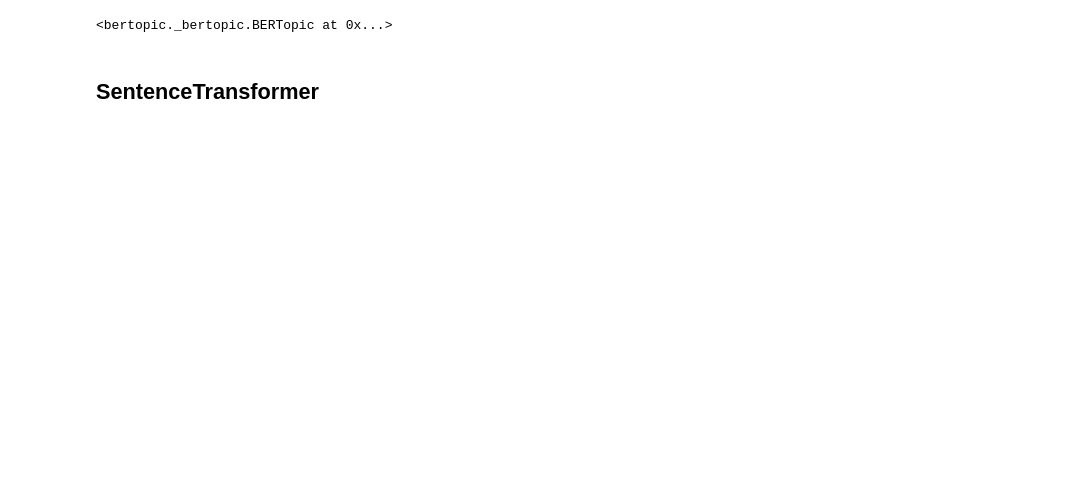
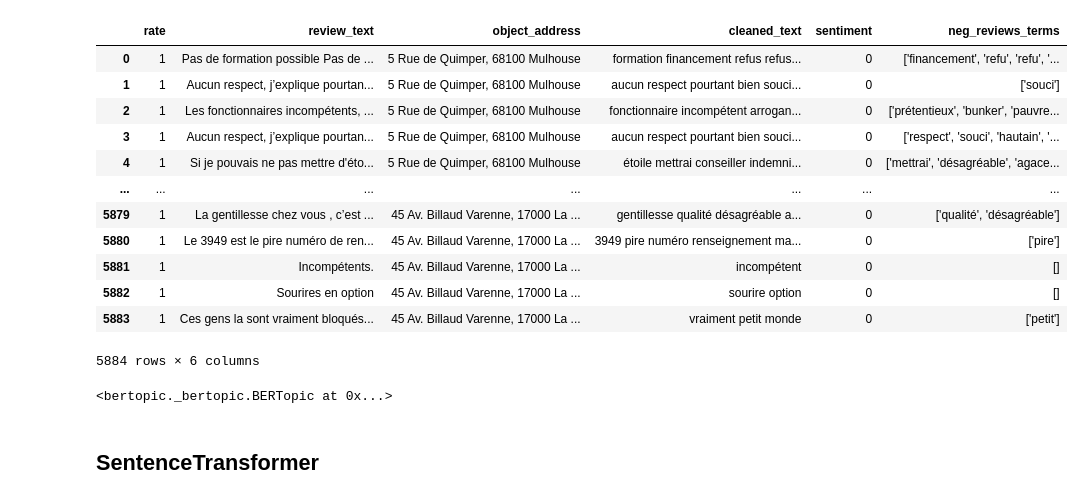
Before and after one commit to projetgouv/scraping, a Jupyter notebook: bert.ipynb, the cells around one changed output. Saved outputs shown, nothing was run; the diff lists cells and outputs as text; code cells hidden in the pictures; blank space fills up the shorter version.

```diff
--- a/bert.ipynb
+++ b/bert.ipynb
@@ -5,3 +5,19 @@ data = pd.read_csv('/Users/camille/repo/Hetic/projet_gouv/scraping/data_nlp/goog
+# %%
+data
+# %% [output]
+|  | rate | review_text | object_address | cleaned_text | sentiment | neg_reviews_terms |
+| 0 | 1 | Pas de formation possible Pas de ... | 5 Rue de Quimper, 68100 Mulhouse | formation financement refus refus... | 0 | ['financement', 'refu', 'refu', '... |
+| 1 | 1 | Aucun respect, j’explique pourtan... | 5 Rue de Quimper, 68100 Mulhouse | aucun respect pourtant bien souci... | 0 | ['souci'] |
+| 2 | 1 | Les fonctionnaires incompétents, ... | 5 Rue de Quimper, 68100 Mulhouse | fonctionnaire incompétent arrogan... | 0 | ['prétentieux', 'bunker', 'pauvre... |
+| 3 | 1 | Aucun respect, j’explique pourtan... | 5 Rue de Quimper, 68100 Mulhouse | aucun respect pourtant bien souci... | 0 | ['respect', 'souci', 'hautain', '... |
+| 4 | 1 | Si je pouvais ne pas mettre d'éto... | 5 Rue de Quimper, 68100 Mulhouse | étoile mettrai conseiller indemni... | 0 | ['mettrai', 'désagréable', 'agace... |
+| ... | ... | ... | ... | ... | ... | ... |
+| 5879 | 1 | La gentillesse chez vous , c’est ... | 45 Av. Billaud Varenne, 17000 La ... | gentillesse qualité désagréable a... | 0 | ['qualité', 'désagréable'] |
+| 5880 | 1 | Le 3949 est le pire numéro de ren... | 45 Av. Billaud Varenne, 17000 La ... | 3949 pire numéro renseignement ma... | 0 | ['pire'] |
+| 5881 | 1 | Incompétents. | 45 Av. Billaud Varenne, 17000 La ... | incompétent | 0 | [] |
+| 5882 | 1 | Sourires en option | 45 Av. Billaud Varenne, 17000 La ... | sourire option | 0 | [] |
+| 5883 | 1 | Ces gens la sont vraiment bloqués... | 45 Av. Billaud Varenne, 17000 La ... | vraiment petit monde | 0 | ['petit'] |
+5884 rows × 6 columns
 # %%
 data.dropna(subset=['review_text'], inplace=True)
 # %%
```
Also changed, not shown: parts of 11 cells of this notebook, 11 other files.
